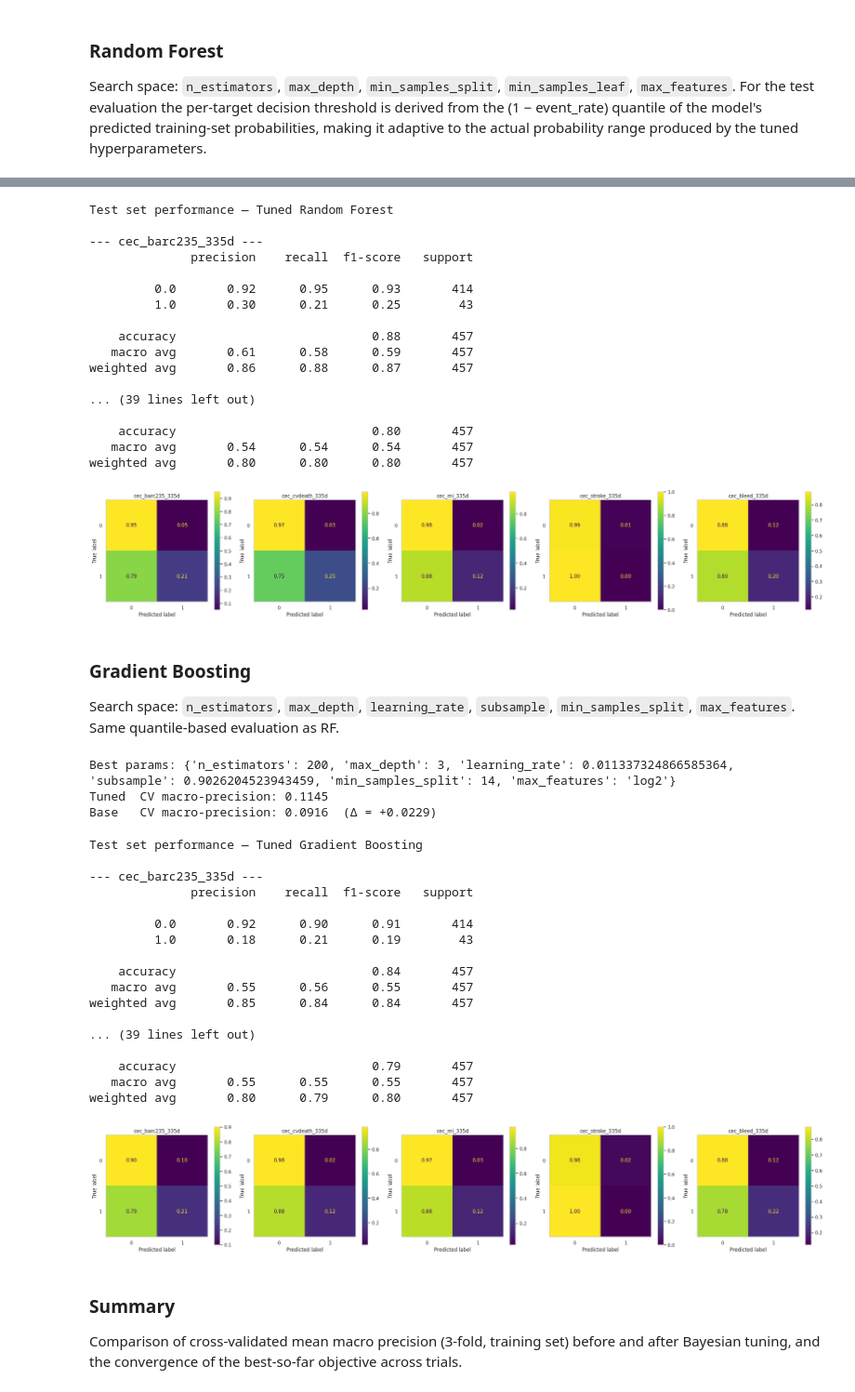
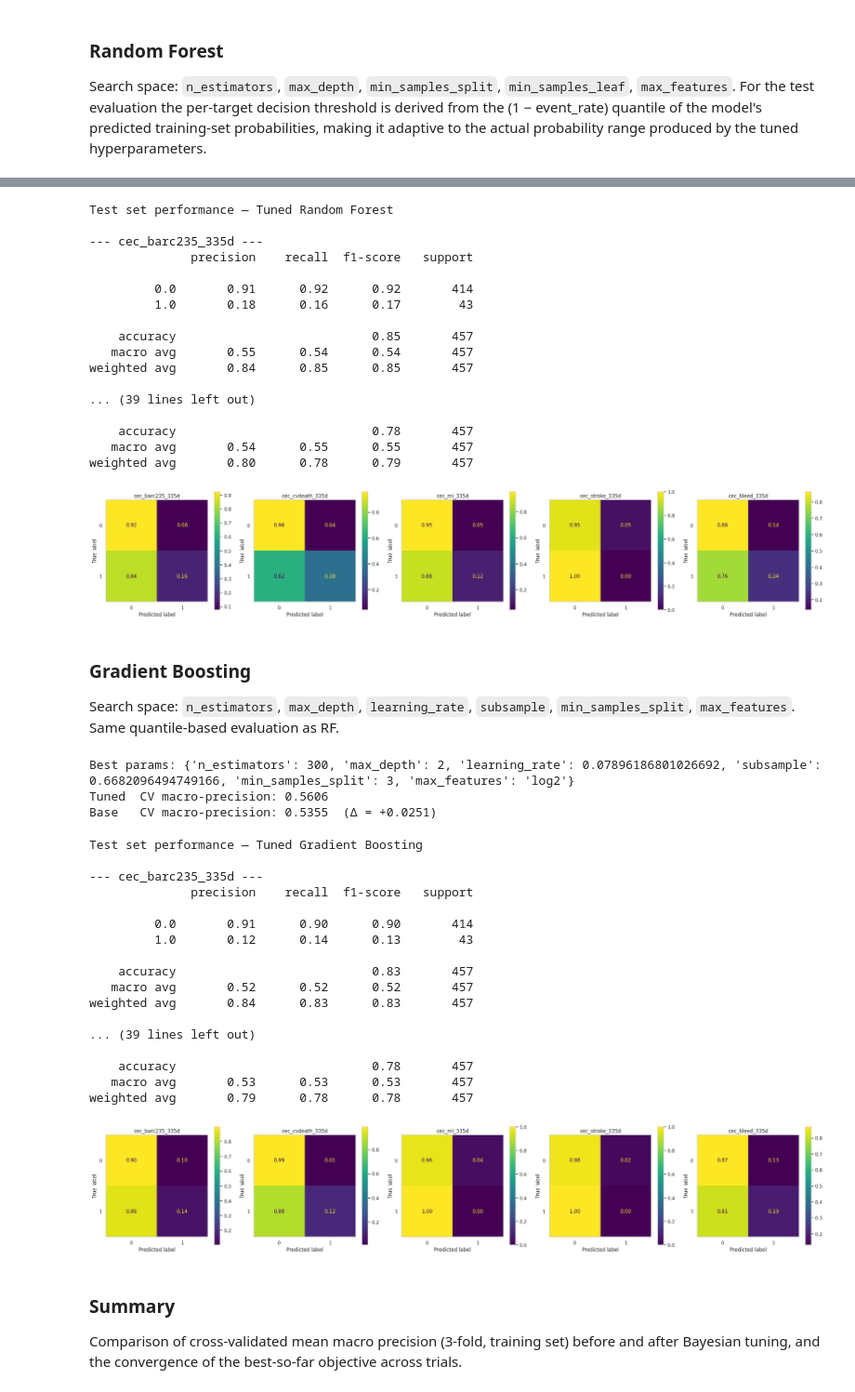
Before and after one commit to TommasoPioda/CATE-estimation-on-the-MASTER-DAPT-trial, a Jupyter notebook: Meta-learning/01_ML_lDAPT.ipynb, the cells around one changed output, grey strips where cells are left out. Shown at 93% size. Cells and saved outputs as stored; diff of their text form; code cells hidden in the pictures.

```diff
--- a/Meta-learning/01_ML_lDAPT.ipynb
+++ b/Meta-learning/01_ML_lDAPT.ipynb
@@ -162,7 +162,7 @@ X_test = X_test.select_dtypes(include=[np.number])    # keep numeric features on
 # by .predict(): at a ~7-11% event rate the averaged probability across all
 # trees rarely exceeds 0.5, so .predict() would return 0 for every sample.
 pipe = Pipeline([
-    ('imputer', SimpleImputer(strategy='median')),
+    ('imputer', KNNImputer()),
     ('scaler', RobustScaler()),
     ('classifier', MultiOutputClassifier(
         RandomForestClassifier(class_weight='balanced', random_state=42, n_jobs=32)
@@ -231,7 +231,7 @@ X_test = X_test.select_dtypes(include=[np.number])    # keep numeric features on
 # by .predict(): at a ~7-11% event rate the averaged probability across all
 # trees rarely exceeds 0.5, so .predict() would return 0 for every sample.
 pipe = Pipeline([
-    ('imputer', SimpleImputer(strategy='median')),
+    ('imputer', KNNImputer()),
     ('scaler', RobustScaler()),
     ('classifier', MultiOutputClassifier(
         GradientBoostingClassifier(random_state=42)
@@ -364,7 +364,7 @@ Base   CV macro-precision: 0.0958  (Δ = +0.0080)
 # %%
 _p = study_lr.best_params
 best_lr_pipe = Pipeline([
-    ('imputer', SimpleImputer(strategy='median')),
+    ('imputer', KNNImputer()),
     ('scaler', RobustScaler()),
     ('classifier', MultiOutputClassifier(
         LogisticRegression(C=_p['C'], solver=_p['solver'],
@@ -448,7 +448,7 @@ Base   CV macro-precision: 0.0776  (Δ = +0.0342)
 # %%
 _p = study_rf.best_params
 best_rf_pipe = Pipeline([
-    ('imputer', SimpleImputer(strategy='median')),
+    ('imputer', KNNImputer()),
     ('scaler', RobustScaler()),
     ('classifier', MultiOutputClassifier(
         RandomForestClassifier(
@@ -483,19 +483,19 @@ Test set performance — Tuned Random Forest
 --- cec_barc235_335d ---
               precision    recall  f1-score   support
 
-         0.0       0.92      0.95      0.93       414
-         1.0       0.30      0.21      0.25        43
+         0.0       0.91      0.92      0.92       414
+         1.0       0.18      0.16      0.17        43
 
-    accuracy                           0.88       457
-   macro avg       0.61      0.58      0.59       457
-weighted avg       0.86      0.88      0.87       457
+    accuracy                           0.85       457
+   macro avg       0.55      0.54      0.54       457
+weighted avg       0.84      0.85      0.85       457
 
 ... (39 lines left out)
 
-    accuracy                           0.80       457
-   macro avg       0.54      0.54      0.54       457
-weighted avg       0.80      0.80      0.80       457
+    accuracy                           0.78       457
+   macro avg       0.54      0.55      0.55       457
+weighted avg       0.80      0.78      0.79       457
-[figure, old version]
+[figure, new version]
 # %% [markdown]
 ### Gradient Boosting
 
@@ -503,11 +503,11 @@ Search space: `n_estimators`, `max_depth`, `learning_rate`, `subsample`, `min_sa
 # %%
 def _gb_objective(trial):
     pipe = Pipeline([
-        ('imputer', SimpleImputer(strategy='median')),
+        ('imputer', KNNImputer()),
         ('scaler', RobustScaler()),
         ('classifier', MultiOutputClassifier(
             GradientBoostingClassifier(
-                n_estimators=trial.suggest_int('n_estimators', 50, 200, step=50),
+                n_estimators=trial.suggest_int('n_estimators', 50, 500, step=50),
                 max_depth=trial.suggest_int('max_depth', 2, 6),
                 learning_rate=trial.suggest_float('learning_rate', 0.01, 0.3, log=True),
                 subsample=trial.suggest_float('subsample', 0.6, 1.0),
@@ -523,10 +523,10 @@ def _gb_objective(trial):
 
 study_gb = optuna.create_study(direction='maximize',
                                 sampler=optuna.samplers.TPESampler(seed=42))
-study_gb.optimize(_gb_objective, n_trials=20, show_progress_bar=True)
+study_gb.optimize(_gb_objective, n_trials=50, show_progress_bar=True)
 
 _baseline_gb_precision = mean_cv_precision(Pipeline([
-    ('imputer', SimpleImputer(strategy='median')),
+    ('imputer', KNNImputer()),
     ('scaler', RobustScaler()),
     ('classifier', MultiOutputClassifier(
         GradientBoostingClassifier(random_state=42),
@@ -539,55 +539,55 @@ print(f'Tuned  CV macro-precision: {study_gb.best_value:.4f}')
 print(f'Base   CV macro-precision: {_baseline_gb_precision:.4f}  '
       f'(Δ = {study_gb.best_value - _baseline_gb_precision:+.4f})')
 # %% [output]
-Best params: {'n_estimators': 200, 'max_depth': 3, 'learning_rate': 0.011337324866585364, 'subsample': 0.9026204523943459, 'min_samples_split': 14, 'max_features': 'log2'}
-Tuned  CV macro-precision: 0.1145
-Base   CV macro-precision: 0.0916  (Δ = +0.0229)
+Best params: {'n_estimators': 300, 'max_depth': 2, 'learning_rate': 0.07896186801026692, 'subsample': 0.6682096494749166, 'min_samples_split': 3, 'max_features': 'log2'}
+Tuned  CV macro-precision: 0.5606
+Base   CV macro-precision: 0.5355  (Δ = +0.0251)
 # %%
 _p = study_gb.best_params
 best_gb_pipe = Pipeline([
-    ('imputer', SimpleImputer(strategy='median')),
+    ('imputer', KNNImputer()),
     ('scaler', RobustScaler()),
     ('classifier', MultiOutputClassifier(
         GradientBoostingClassifier(
             n_estimators=_p['n_estimators'], max_depth=_p['max_depth'],
             learning_rate=_p['learning_rate'], subsample=_p['subsample'],
             min_samples_split=_p['min_samples_split'], max_features=_p['max_features'],
             random_state=42,
         ),
         n_jobs=-1,
     )),
 ])
 best_gb_pipe.fit(X_train, y_train)
 
 # Same out-of-fold quantile thresholds as for the tuned RF above, for consistency.
 _thresholds = event_rate_thresholds(best_gb_pipe, X_train, y_train)
 
 print('Test set performance — Tuned Gradient Boosting')
 _y_pred = predict_with_threshold(best_gb_pipe, X_test, _thresholds)
 for i, col in enumerate(y_test.columns):
     print(f"\n--- {col} ---")
     print(classification_report(y_test.iloc[:, i], _y_pred[:, i], zero_division=0))
 
 plot_confusion_matrices(y_test, _y_pred)
 # %% [output]
 Test set performance — Tuned Gradient Boosting
 
 --- cec_barc235_335d ---
               precision    recall  f1-score   support
 
-         0.0       0.92      0.90      0.91       414
-         1.0       0.18      0.21      0.19        43
+         0.0       0.91      0.90      0.90       414
+         1.0       0.12      0.14      0.13        43
 
-    accuracy                           0.84       457
-   macro avg       0.55      0.56      0.55       457
-weighted avg       0.85      0.84      0.84       457
+    accuracy                           0.83       457
+   macro avg       0.52      0.52      0.52       457
+weighted avg       0.84      0.83      0.83       457
 
 ... (39 lines left out)
 
-    accuracy                           0.79       457
-   macro avg       0.55      0.55      0.55       457
-weighted avg       0.80      0.79      0.80       457
+    accuracy                           0.78       457
+   macro avg       0.53      0.53      0.53       457
+weighted avg       0.79      0.78      0.78       457
-[figure, old version]
+[figure, new version]
 # %% [markdown]
 ### Summary
 
```
Also changed, not shown: parts of 13 cells of this notebook, 1 other file.
